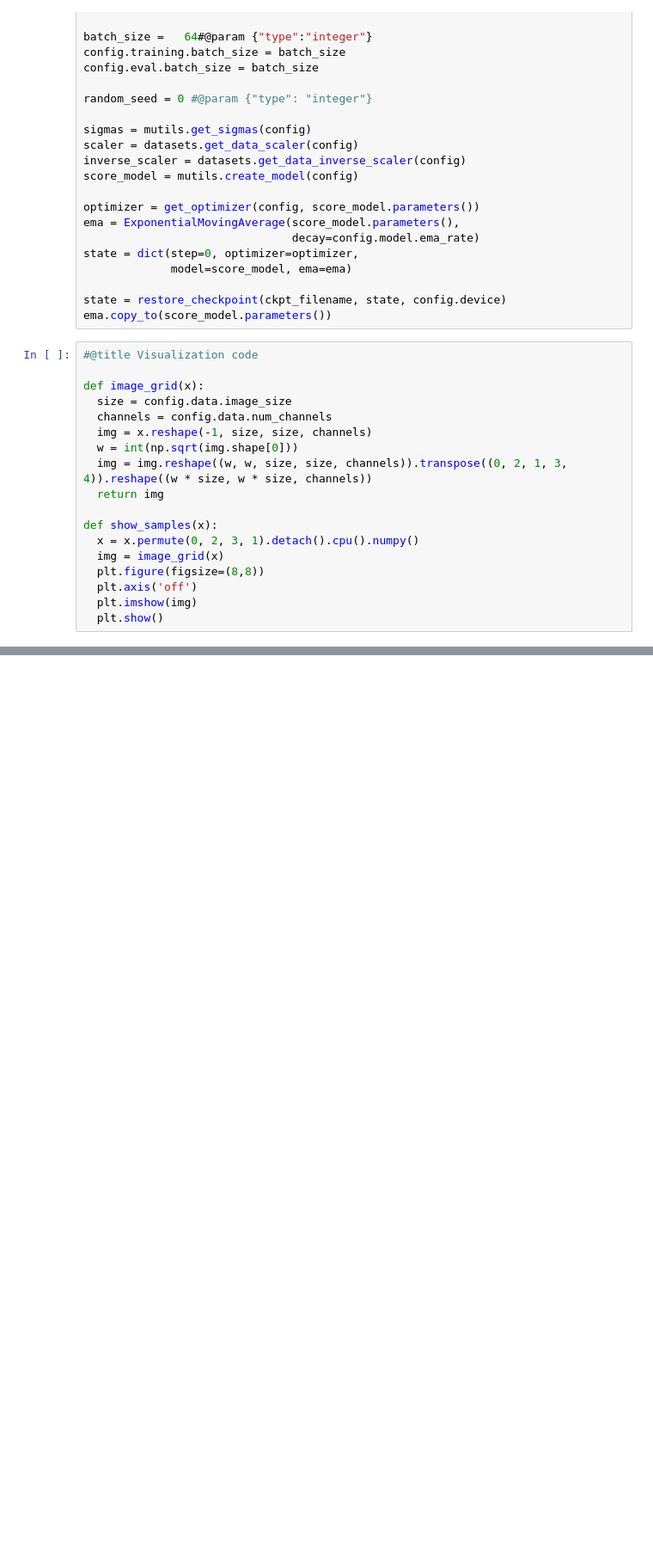
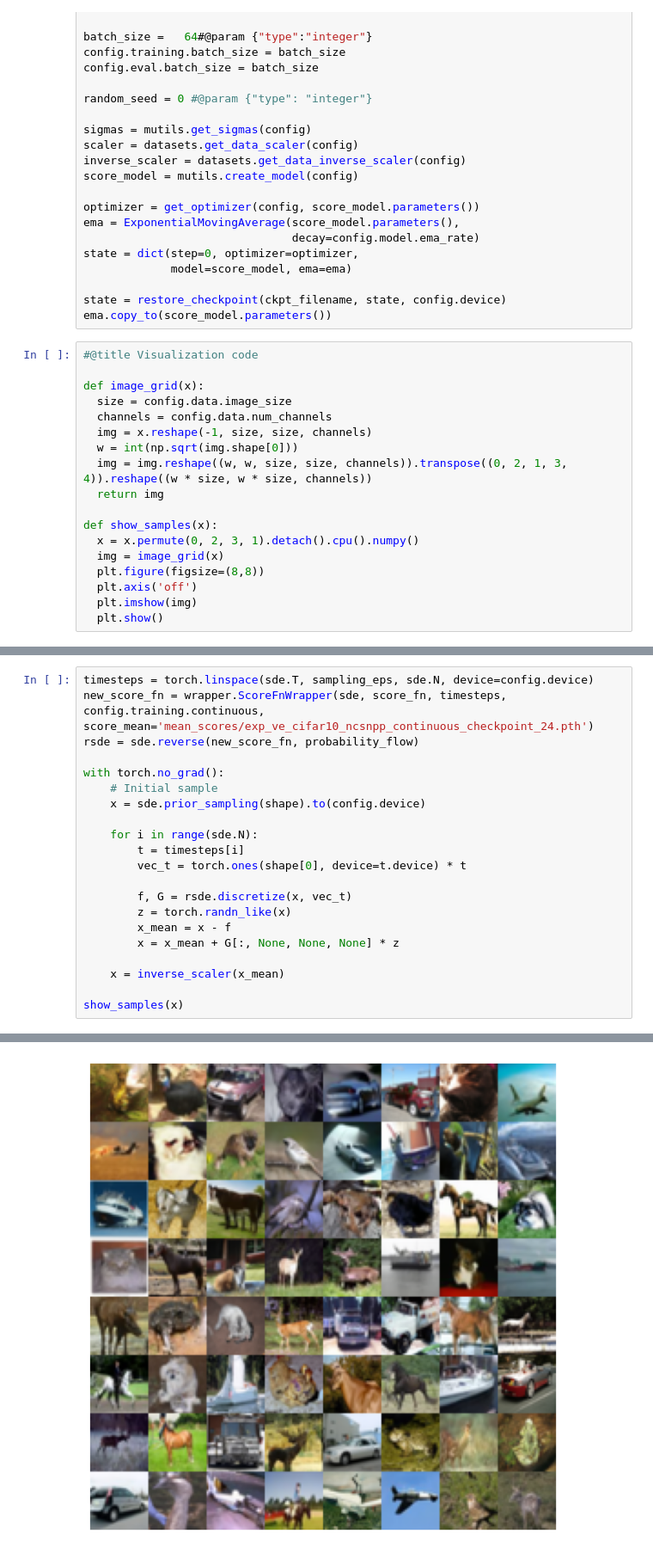
Before and after one commit to thudzj/score_sde_pytorch, a Jupyter notebook: our.ipynb, the cells around one changed output, grey strips where cells are left out. Shown at 86% size. Drawn from its saved outputs; the diff is of its cells as text; blank space fills up the shorter version.

```diff
--- a/our.ipynb
+++ b/our.ipynb
@@ -225,0 +241,22 @@ with torch.no_grad():
+# %%
+timesteps = torch.linspace(sde.T, sampling_eps, sde.N, device=config.device)
+new_score_fn = wrapper.ScoreFnWrapper(sde, score_fn, timesteps, config.training.continuous, score_mean='mean_scores/exp_ve_cifar10_ncsnpp_continuous_checkpoint_24.pth')
+rsde = sde.reverse(new_score_fn, probability_flow)
+
+with torch.no_grad():
+    # Initial sample
+    x = sde.prior_sampling(shape).to(config.device)
+
+    for i in range(sde.N):
+        t = timesteps[i]
+        vec_t = torch.ones(shape[0], device=t.device) * t
+
+        f, G = rsde.discretize(x, vec_t)
+        z = torch.randn_like(x)
+        x_mean = x - f
+        x = x_mean + G[:, None, None, None] * z
+
+    x = inverse_scaler(x_mean)
+
+show_samples(x)
+# %% [output]
@@ -225,0 +264 @@ with torch.no_grad():
+[figure, added]
```
Also changed, not shown: parts of 6 cells of this notebook, 2 other files.
